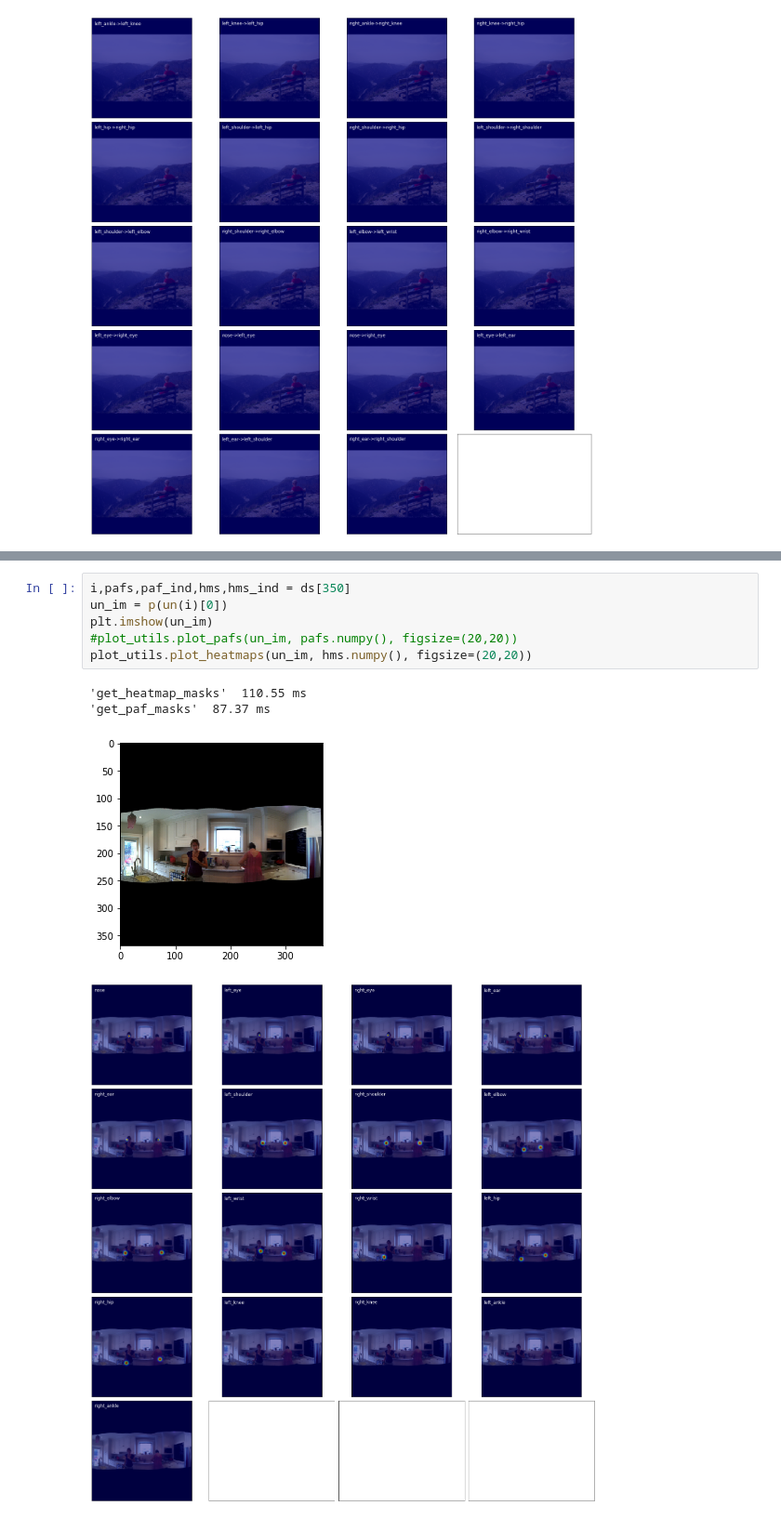
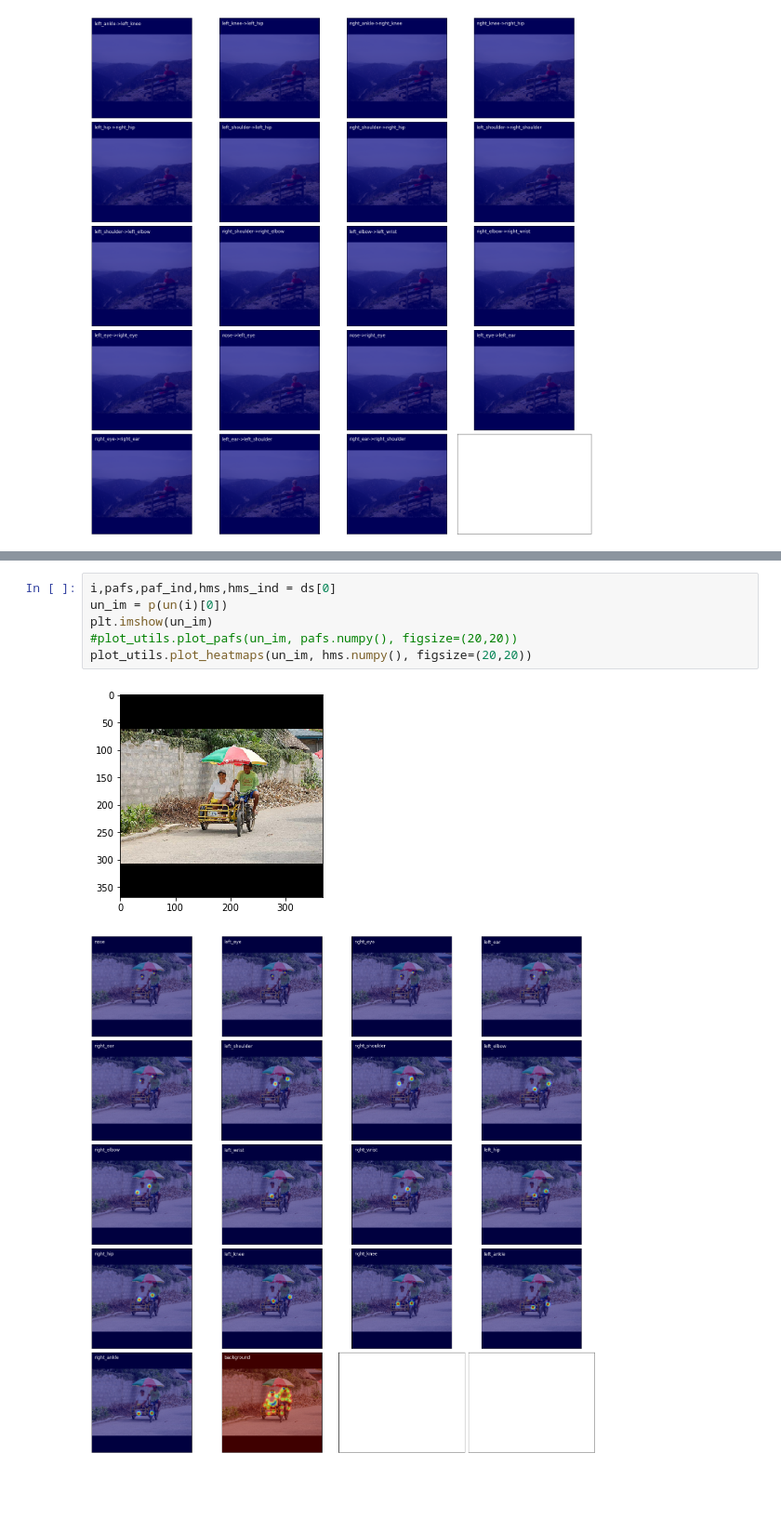
Before and after one commit to Nitish565/yoga-pose-estimation, a Jupyter notebook: COCO/Untitled.ipynb, the cells around one changed output, grey strips where cells are left out. Shown at 93% size. Cells and saved outputs as stored; diff of their text form; blank space fills up the shorter version.

Commit message:
added background heatmap

```diff
--- a/COCO/Untitled.ipynb
+++ b/COCO/Untitled.ipynb
@@ -203,11 +171,9 @@ Wall time: 152 ms
 # %%
-i,pafs,paf_ind,hms,hms_ind = ds[350]
+i,pafs,paf_ind,hms,hms_ind = ds[0]
 un_im = p(un(i)[0])
 plt.imshow(un_im)
 #plot_utils.plot_pafs(un_im, pafs.numpy(), figsize=(20,20))
 plot_utils.plot_heatmaps(un_im, hms.numpy(), figsize=(20,20))
 # %% [output]
-'get_heatmap_masks'  110.55 ms
-'get_paf_masks'  87.37 ms
-[figure, old version]
+[figure, new version]
-[figure, old version]
+[figure, new version]
```
Also changed, not shown: parts of 7 cells of this notebook, 2 other files.
